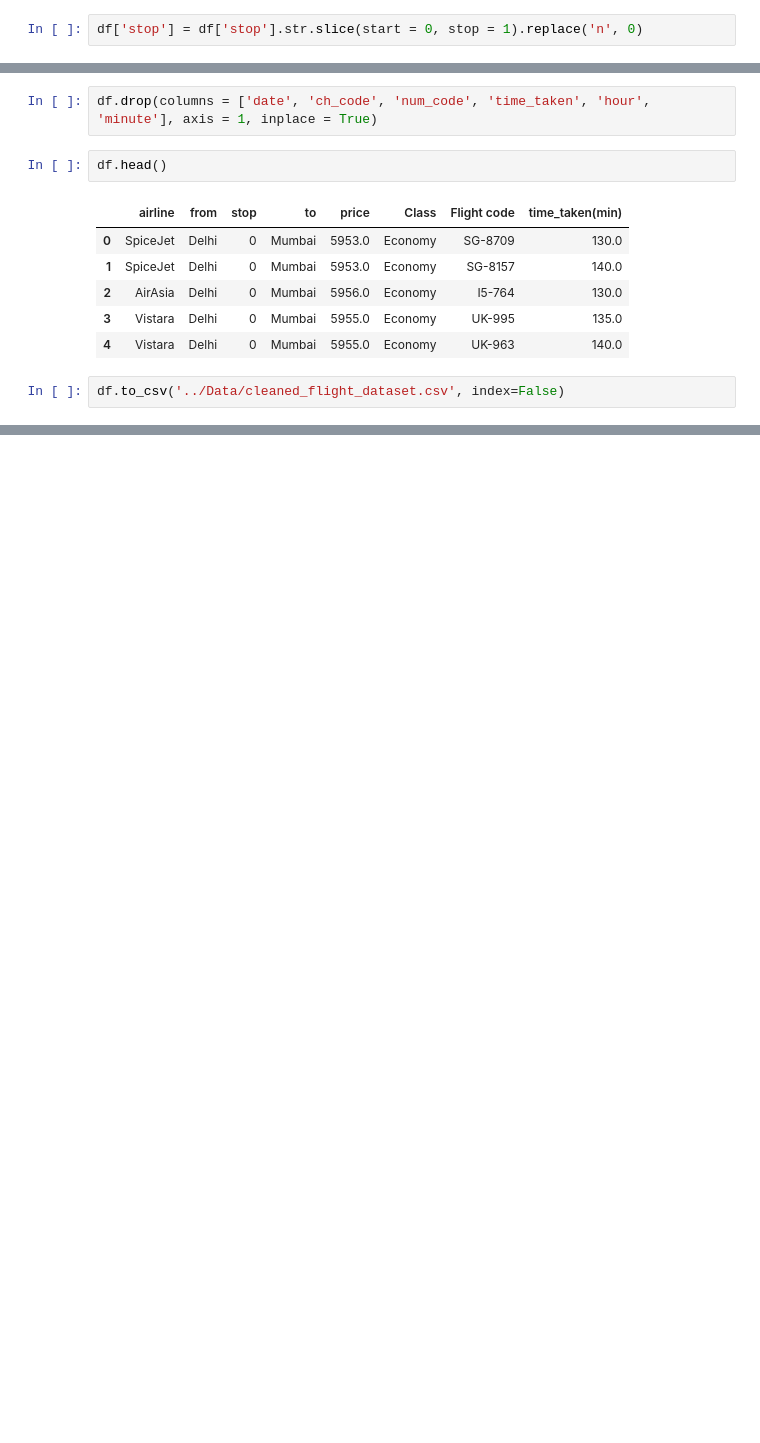
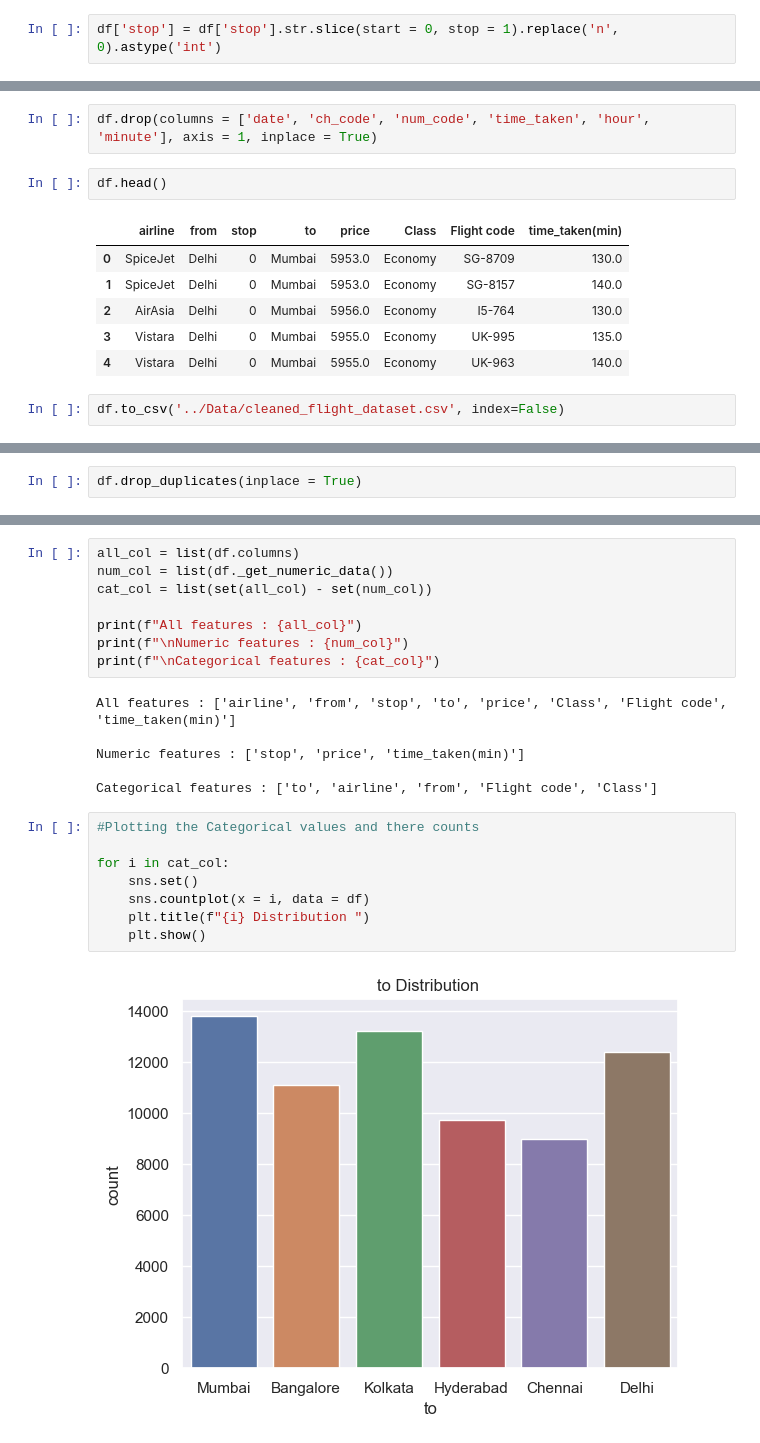
Before and after one commit to pinilDissanayaka/Flight-Price-Prediction, a Jupyter notebook: Notebooks/EDA and Cleaning.ipynb, the cells around one changed output, grey strips where cells are left out. Saved outputs shown, nothing was run; the diff lists cells and outputs as text; blank space fills up the shorter version.

```diff
--- a/Notebooks/EDA and Cleaning.ipynb
+++ b/Notebooks/EDA and Cleaning.ipynb
@@ -318,7 +318,7 @@ n     36004
 2     13288
 Name: stop, dtype: int64
 # %%
-df['stop'] = df['stop'].str.slice(start = 0, stop = 1).replace('n', 0)
+df['stop'] = df['stop'].str.slice(start = 0, stop = 1).replace('n', 0).astype('int')
 # %%
 pie_plot(x = 'stop', title = 'No of stops')
 # %% [output]
@@ -389,0 +428,2 @@ df.to_csv('../Data/cleaned_flight_dataset.csv', index=False)
+# %%
+df.drop_duplicates(inplace = True)
@@ -389,0 +441,24 @@ df.to_csv('../Data/cleaned_flight_dataset.csv', index=False)
+# %%
+all_col = list(df.columns)
+num_col = list(df._get_numeric_data())
+cat_col = list(set(all_col) - set(num_col))
+
+print(f"All features : {all_col}")
+print(f"\nNumeric features : {num_col}")
+print(f"\nCategorical features : {cat_col}")
+# %% [output]
+All features : ['airline', 'from', 'stop', 'to', 'price', 'Class', 'Flight code', 'time_taken(min)']
+
+Numeric features : ['stop', 'price', 'time_taken(min)']
+
+Categorical features : ['to', 'airline', 'from', 'Flight code', 'Class']
+# %%
+#Plotting the Categorical values and there counts
+
+for i in cat_col:
+    sns.set()
+    sns.countplot(x = i, data = df)
+    plt.title(f"{i} Distribution ")
+    plt.show()
+# %% [output]
+[figure, added]
```
Also changed, not shown: parts of 13 cells of this notebook.
